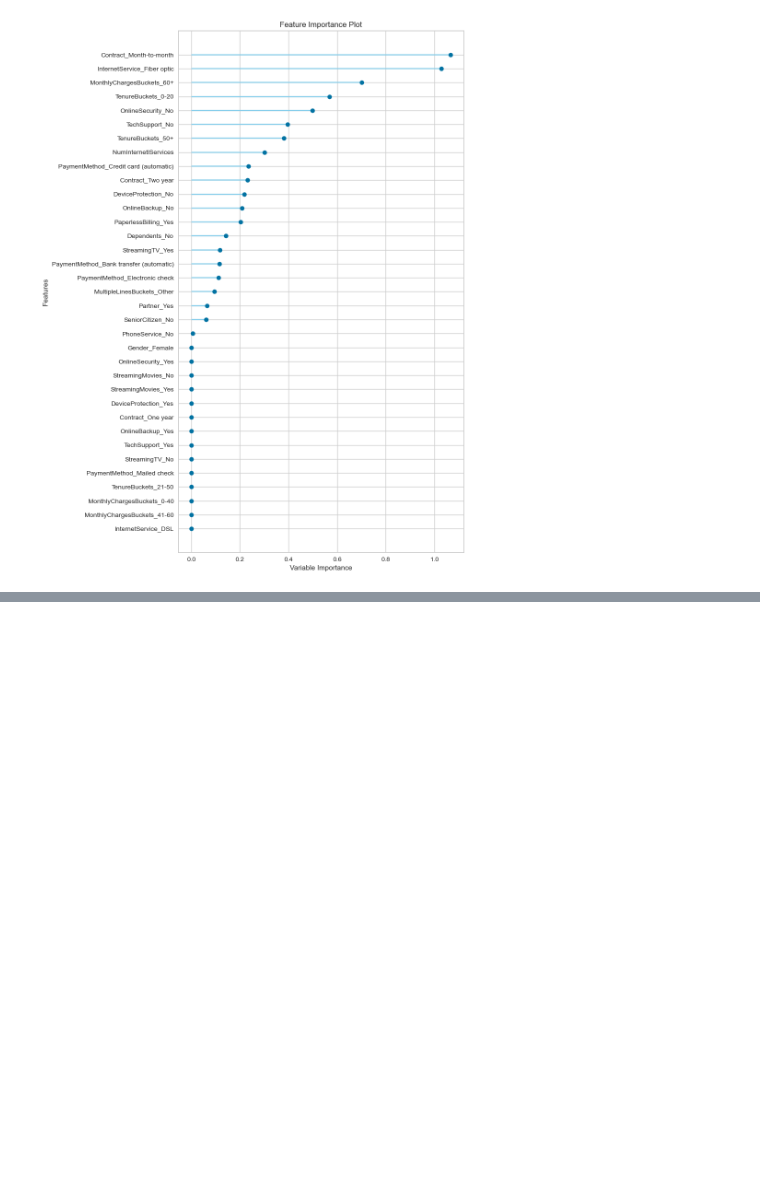
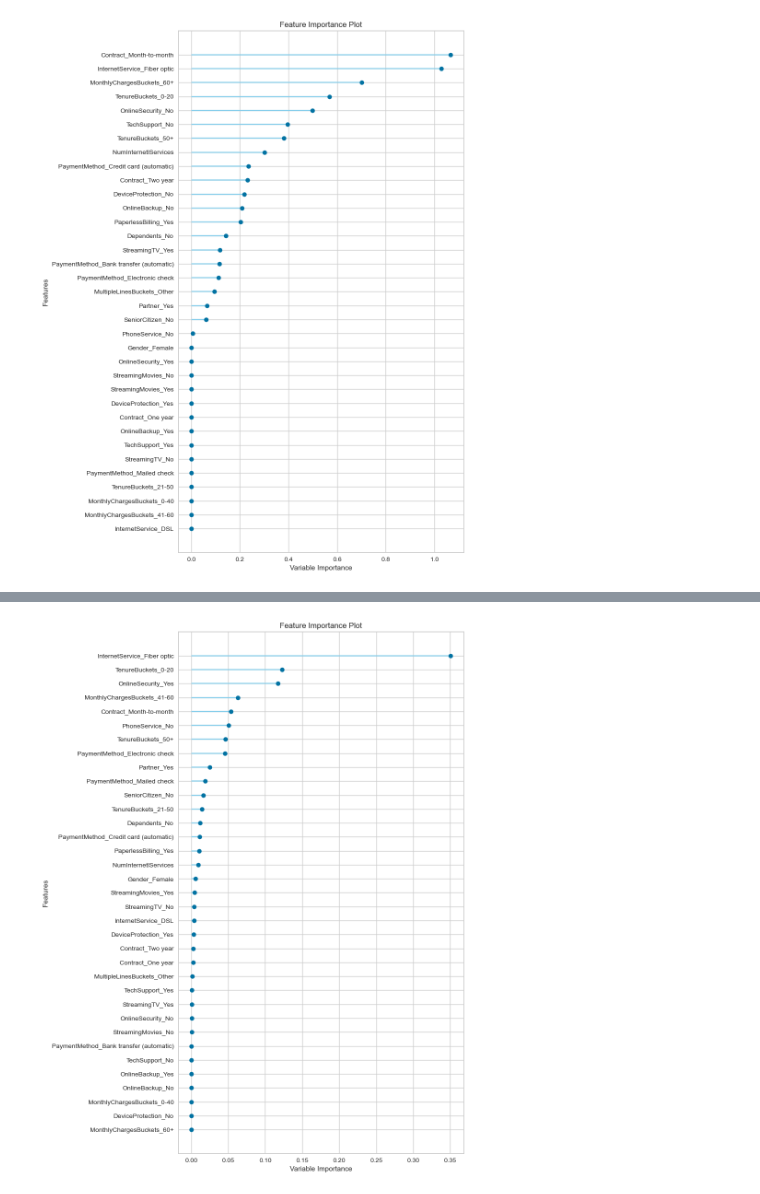
Before and after one commit to kubekmonika/customer-churn-analysis-telco-dataset, a Jupyter notebook: notebooks/model.ipynb, the cells around one changed output, grey strips where cells are left out. Saved outputs shown, nothing was run; the diff lists cells and outputs as text; code cells hidden in the pictures; blank space fills up the shorter version.

```diff
--- a/notebooks/model.ipynb
+++ b/notebooks/model.ipynb
@@ -255,0 +299,4 @@ plot_model(tuned_svm, plot = 'feature_all')
+# %%
+plot_model(tuned_dt, plot = 'feature_all')
+# %% [output]
+[figure, added]
```
Also changed, not shown: parts of 7 cells of this notebook.
